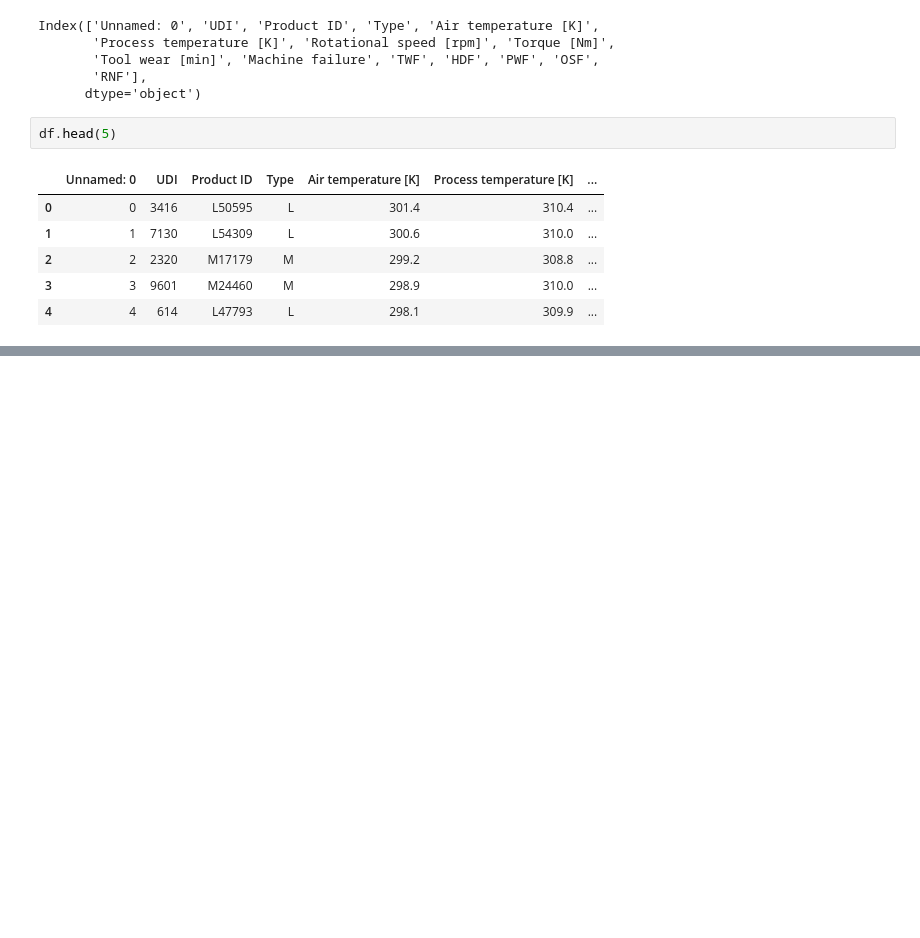
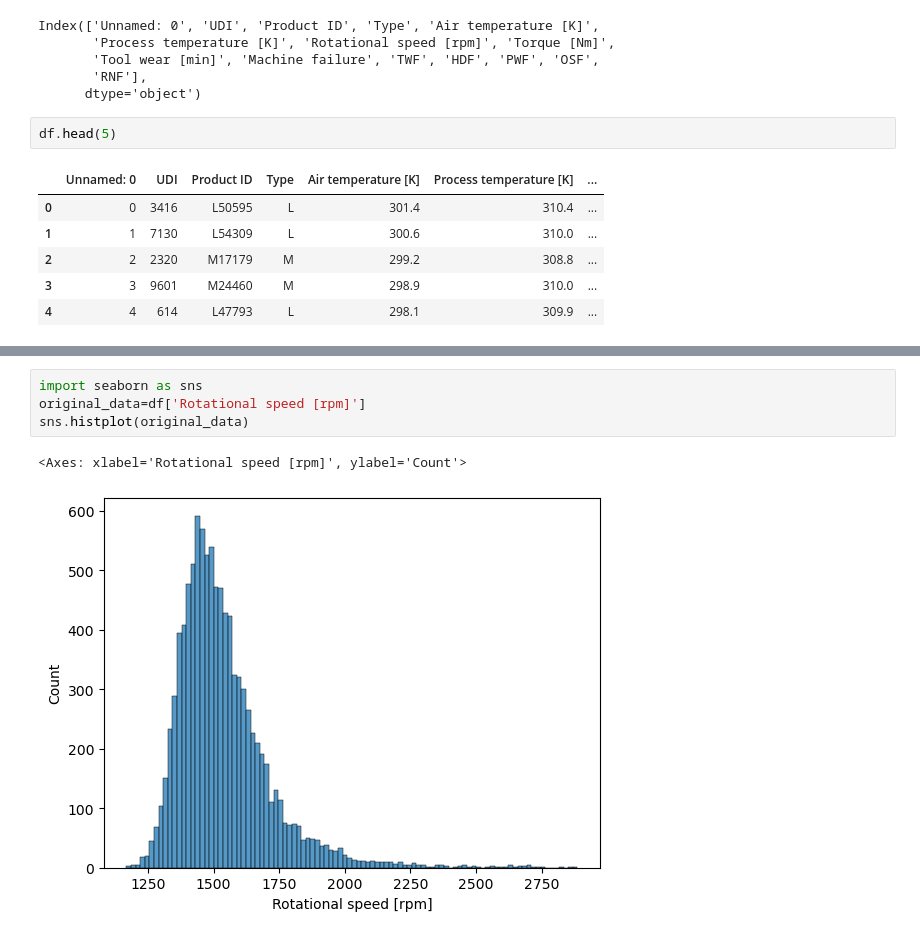
Before and after one commit to Amalaseeli/The-manufactruring-process--EDA, a Jupyter notebook: Notebooks/data_cleaning.ipynb, the cells around one changed output, grey strips where cells are left out. Saved outputs shown, nothing was run; the diff lists cells and outputs as text; blank space fills up the shorter version.

```diff
--- a/Notebooks/data_cleaning.ipynb
+++ b/Notebooks/data_cleaning.ipynb
@@ -40,0 +130,7 @@ df.head(5)
+# %%
+import seaborn as sns
+original_data=df['Rotational speed [rpm]']
+sns.histplot(original_data)
+# %% [output]
+<Axes: xlabel='Rotational speed [rpm]', ylabel='Count'>
+[figure, added]
```
Also changed, not shown: parts of 5 cells of this notebook, 20 other files.
